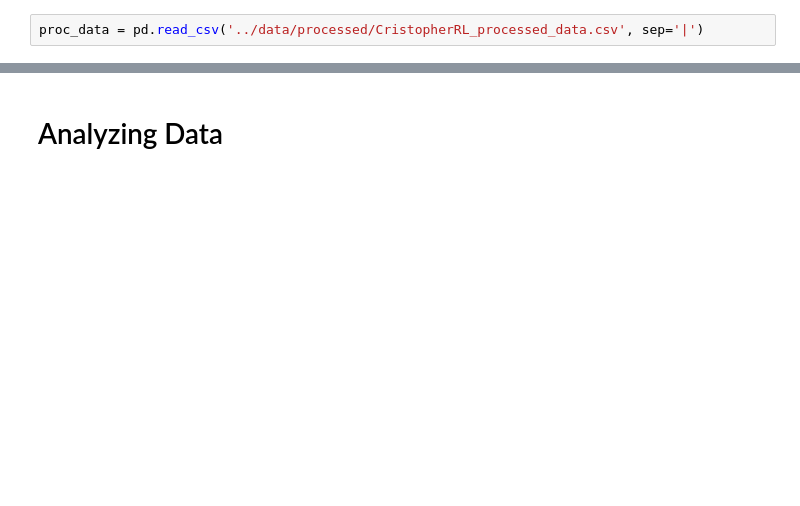
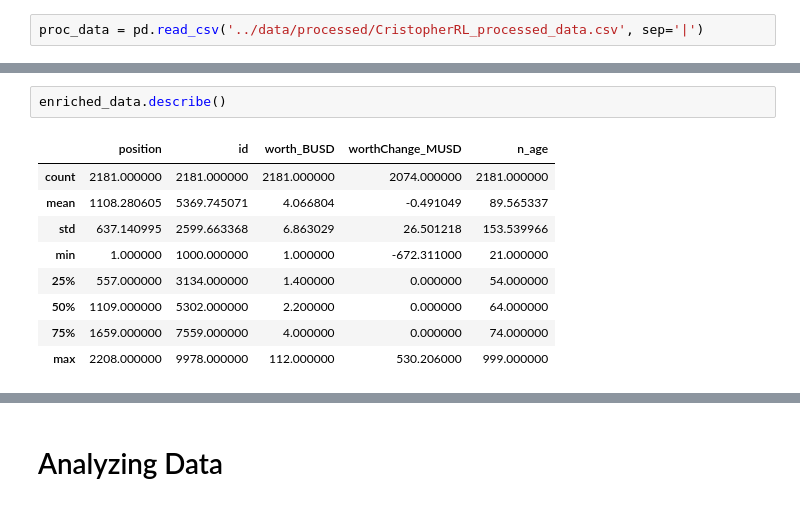
Before and after one commit to CristopherRL/Ironhack-Module_1_Project-Automatic_Reporting, a Jupyter notebook: notebooks/Stage2.ipynb, the cells around one changed output, grey strips where cells are left out. Drawn from its saved outputs; the diff is of its cells as text; blank space fills up the shorter version.

```diff
--- a/notebooks/Stage2.ipynb
+++ b/notebooks/Stage2.ipynb
@@ -24,0 +79,12 @@ url = 'https://www.forbes.com/real-time-billionaires/#3d74a5283d78'
+# %%
+enriched_data.describe()
+# %% [output]
+|  | position | id | worth_BUSD | worthChange_MUSD | n_age |
+| count | 2181.000000 | 2181.000000 | 2181.000000 | 2074.000000 | 2181.000000 |
+| mean | 1108.280605 | 5369.745071 | 4.066804 | -0.491049 | 89.565337 |
+| std | 637.140995 | 2599.663368 | 6.863029 | 26.501218 | 153.539966 |
+| min | 1.000000 | 1000.000000 | 1.000000 | -672.311000 | 21.000000 |
+| 25% | 557.000000 | 3134.000000 | 1.400000 | 0.000000 | 54.000000 |
+| 50% | 1109.000000 | 5302.000000 | 2.200000 | 0.000000 | 64.000000 |
+| 75% | 1659.000000 | 7559.000000 | 4.000000 | 0.000000 | 74.000000 |
+| max | 2208.000000 | 9978.000000 | 112.000000 | 530.206000 | 999.000000 |
```
Also changed, not shown: parts of 24 cells of this notebook, 1 other file.
